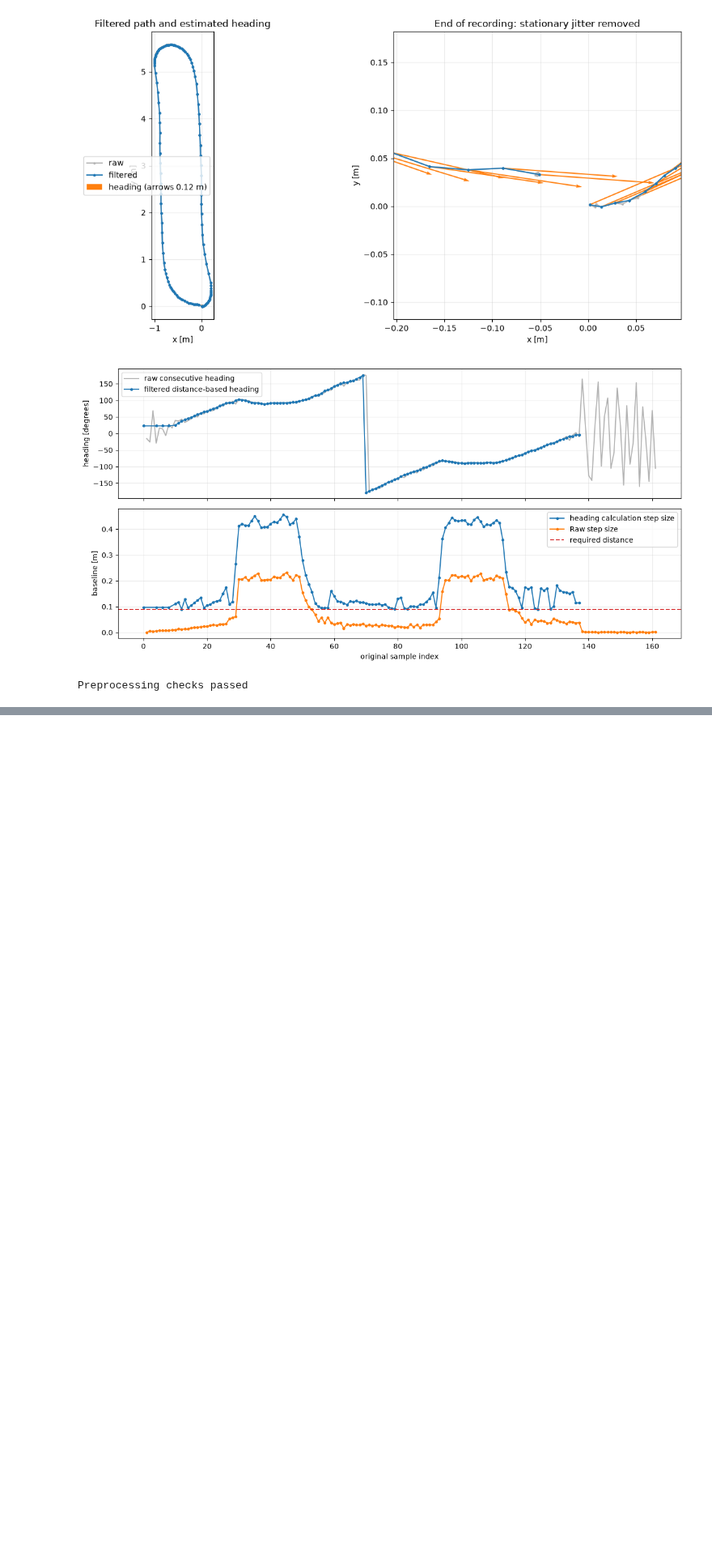
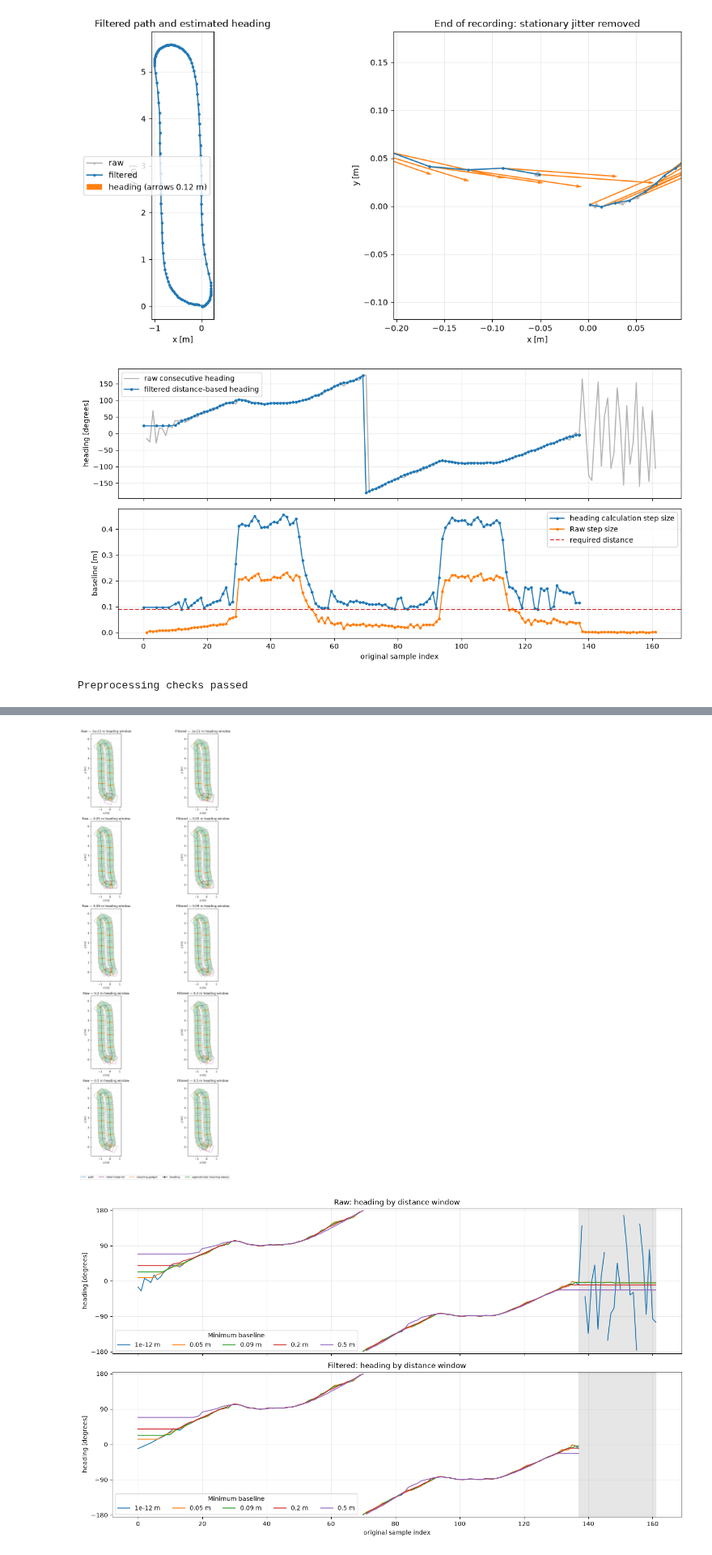
Before and after one commit to ucief/karcher_coding_challenge, a Jupyter notebook: visualization/visualize_data.ipynb, the cells around one changed output, grey strips where cells are left out. Shown at 81% size. Cells and saved outputs as stored; diff of their text form; code cells hidden in the pictures; blank space fills up the shorter version.

```diff
--- a/visualization/visualize_data.ipynb
+++ b/visualization/visualize_data.ipynb
@@ -329,0 +438,50 @@ Preprocessing checks passed
+# %%
+WINDOW_DISTANCES = sorted(set([1e-12, 0.05, HEADING_DISTANCE, 0.2, 0.5]))  # metres
+heading_comparison = {
+    distance: (distance_headings(path, distance)[0],
+               distance_headings(filtered_path, distance)[0])
+    for distance in WINDOW_DISTANCES
+}
+fig, axes = plt.subplots(len(WINDOW_DISTANCES), 2,
+                         figsize=(14, 5 * len(WINDOW_DISTANCES)), squeeze=False)
+for row, distance in enumerate(WINDOW_DISTANCES):
+    for col, (label, points) in enumerate([("Raw", path), ("Filtered", filtered_path)]):
+        plot_poses(axes[row, col], points, heading_comparison[distance][col],
+                   f"{label} — {distance:g} m heading window", pose_spacing=1.2)
+        axes[row, col].set_xlim(world_min[0], world_max[0])
+        axes[row, col].set_ylim(world_min[1], world_max[1])
+fig.legend(handles=pose_legend, loc="lower center", ncol=5)
+fig.tight_layout(rect=[0, 0.03, 1, 1])
+plt.show()
+
+
+def plot_wrapped_heading(ax, indices, angles, **kwargs):
+    # Insert a gap without discarding either sample at the +/-180 degree seam.
+    x, y = [], []
+    for i, angle in enumerate(angles):
+        if i and abs(angle - angles[i - 1]) > np.pi:
+            x.append(np.nan)
+            y.append(np.nan)
+        x.append(indices[i])
+        y.append(np.degrees(angle))
+    ax.plot(x, y, **kwargs)
+
+
+fig, axes = plt.subplots(2, 1, figsize=(14, 8), sharex=True, sharey=True)
+for col, label in enumerate(["Raw", "Filtered"]):
+    indices = np.arange(len(path)) if col == 0 else retained_indices
+    for distance, estimates in heading_comparison.items():
+        plot_wrapped_heading(axes[col], indices, estimates[col],
+                             label=f"{distance:g} m", linewidth=1.4)
+    if retained_indices[-1] < len(path) - 1:
+        axes[col].axvspan(retained_indices[-1], len(path) - 1, color="0.9", zorder=0)
+    axes[col].set(title=f"{label}: heading by distance window", ylabel="heading [degrees]",
+                  ylim=(-185, 185), yticks=[-180, -90, 0, 90, 180])
+    axes[col].grid(alpha=0.25)
+    axes[col].legend(title="Minimum baseline", ncol=len(WINDOW_DISTANCES))
+axes[-1].set_xlabel("original sample index")
+plt.tight_layout()
+plt.show()
+# %% [output]
+[figure, added]
+[figure, added]
```
Also changed, not shown: parts of 4 cells of this notebook.
